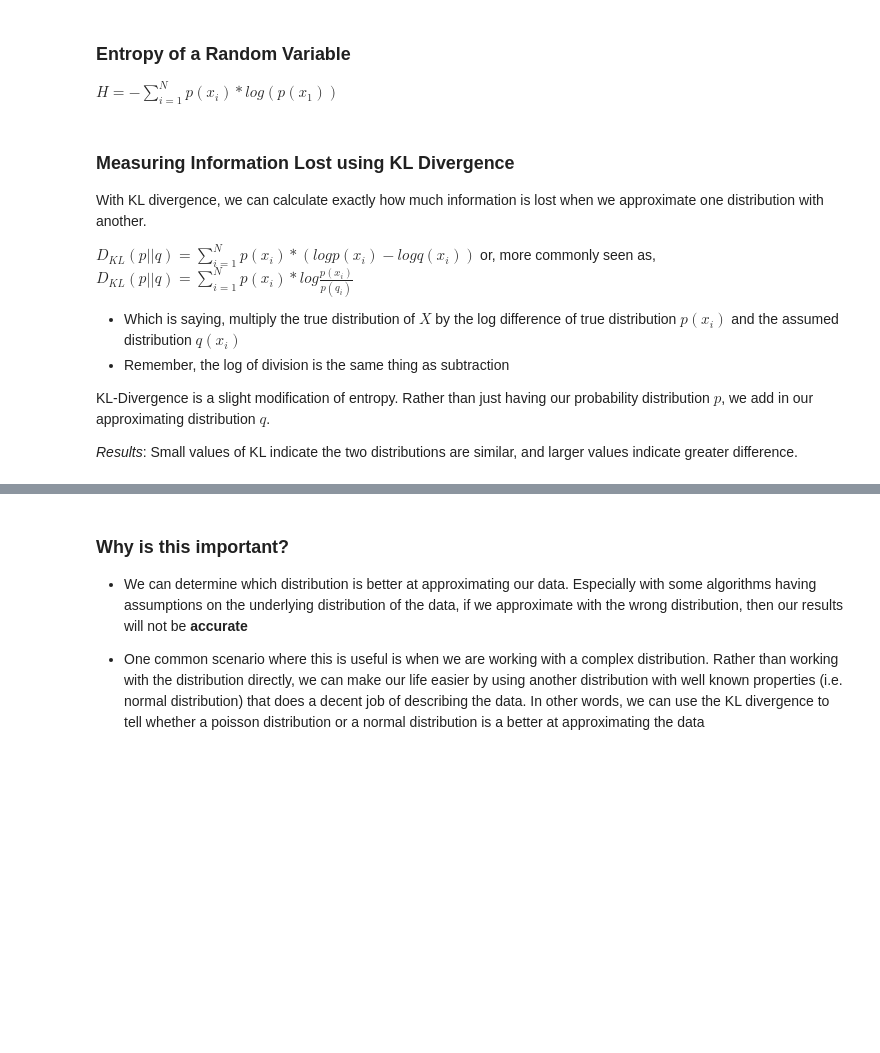
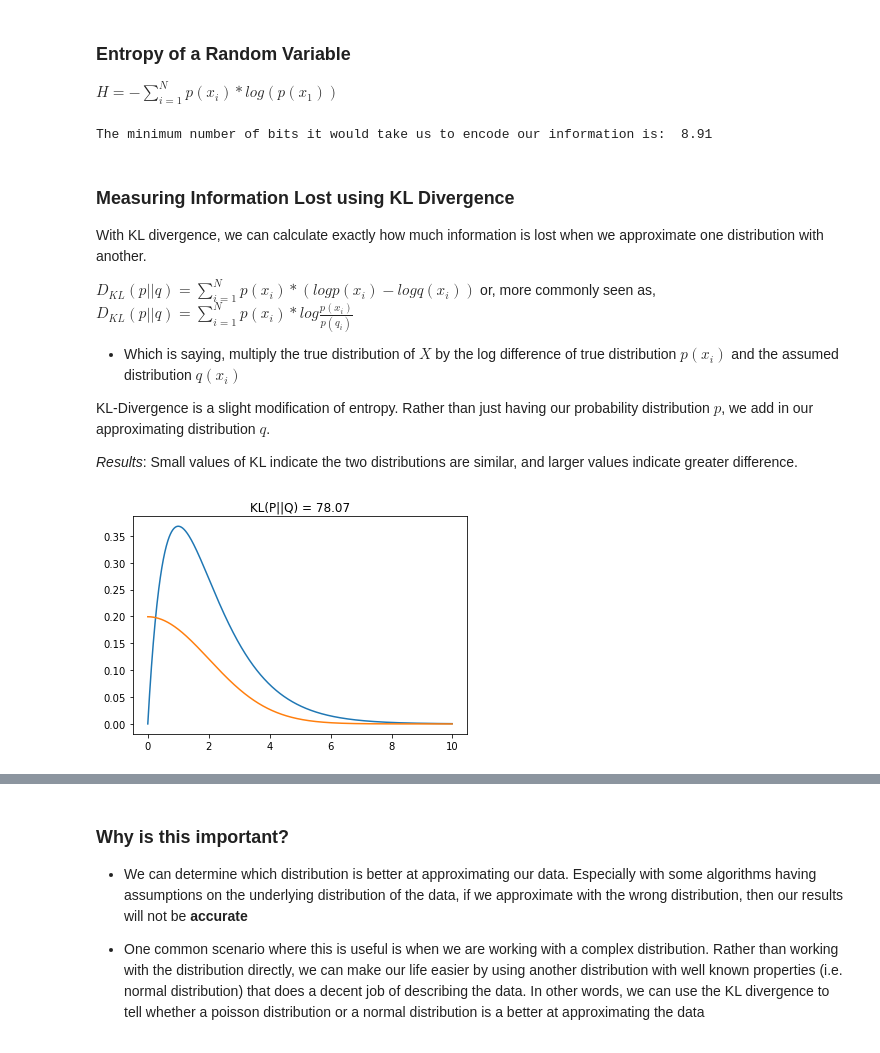
Before and after one commit to GStechschulte/autodidact, a Jupyter notebook: Probability/KL_Divergence.ipynb, the cells around one changed output, grey strips where cells are left out. Drawn from its saved outputs; the diff is of its cells as text; code cells hidden in the pictures; blank space fills up the shorter version.

```diff
--- a/Probability/KL_Divergence.ipynb
+++ b/Probability/KL_Divergence.ipynb
@@ -28,7 +30,7 @@ Using $log_2$ we can interpret entropy as the "minimum number of bits it would t
 
 _Note_: Not normalized
 # %%
-x = np.arange(0, 10, 0.001)
+x = np.arange(0, 10, 0.01)
 # True distribution
 p = gamma.pdf(x, 2, 0)
 # Assumed distribution
@@ -62,6 +64,8 @@ $H = -\sum_{i=1}^Np(x_i)*log(p(x_1))$
 # %%
 # The entropy of our distribution
 print('The minimum number of bits it would take us to encode our information is: ', round(entropy(p, base=2), 2))
+# %% [output]
+The minimum number of bits it would take us to encode our information is:  8.91
 # %% [markdown]
 ### Measuring Information Lost using KL Divergence
 
@@ -69,17 +73,28 @@ With KL divergence, we can calculate exactly how much information is lost when w
 
 $D_{KL}(p||q) = \sum_{i=1}^Np(x_i)*(logp(x_i) - logq(x_i))$ or, more commonly seen as, $D_{KL}(p||q) = \sum_{i=1}^Np(x_i)*log\frac{p(x_i)}{p(q_i)}$
  - Which is saying, multiply the true distribution of $X$ by the log difference of true distribution $p(x_i)$ and the assumed distribution $q(x_i)$
-- Remember, the log of division is the same thing as subtraction
 
 KL-Divergence is a slight modification of entropy. Rather than just having our probability distribution $p$, we add in our approximating distribution $q$.
 
 _Results_: Small values of KL indicate the two distributions are similar, and larger values indicate greater difference.
-# %%
-def kl_divergence(p, q):
-    kl = np.sum(np.where((p != 0) & (q != 0), p * (np.log(p) - np.log(q)), 0))
-    return kl
+# %%
+def kl_divergence(p, q, x=None, cont=bool):
+    # Where p != 0, compute the KL value, else leave value 0
+    kl = np.sum(np.where(p != 0, p * (np.log(p) - np.log(q)), 0))
+
+    if cont is True:
+        sns.lineplot(x=x, y=p)
+        sns.lineplot(x=x, y=q)
+        plt.title('KL(P||Q) = {}'.format(round(kl, 2)))
+    elif cont is False:
+        sns.histplot(x=p)
+        sns.histplot(x=q, color='orange')
+        plt.title('KL(P||Q) = {}'.format(round(kl, 2)))
+    else:
+        raise ValueError('Enter if continous or discrete boolean value')
+
+    return kl
 # %%
-cont_kl_div = kl_divergence(p=p, q=q)
-#disc_kl_div = kl_divergence(p=disc_p, q=disc_q)
-#disc_kl_div
-cont_kl_div
+cont_kl_div = kl_divergence(p=p, q=q, x=x, cont=True)
+# %% [output]
+[figure, added]
```
Also changed, not shown: parts of 4 cells of this notebook.
